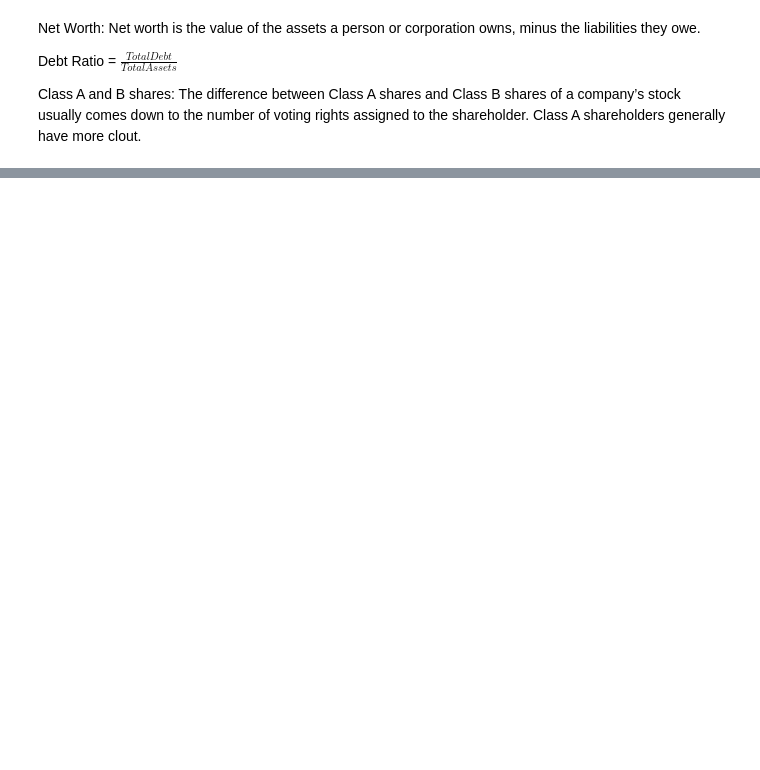
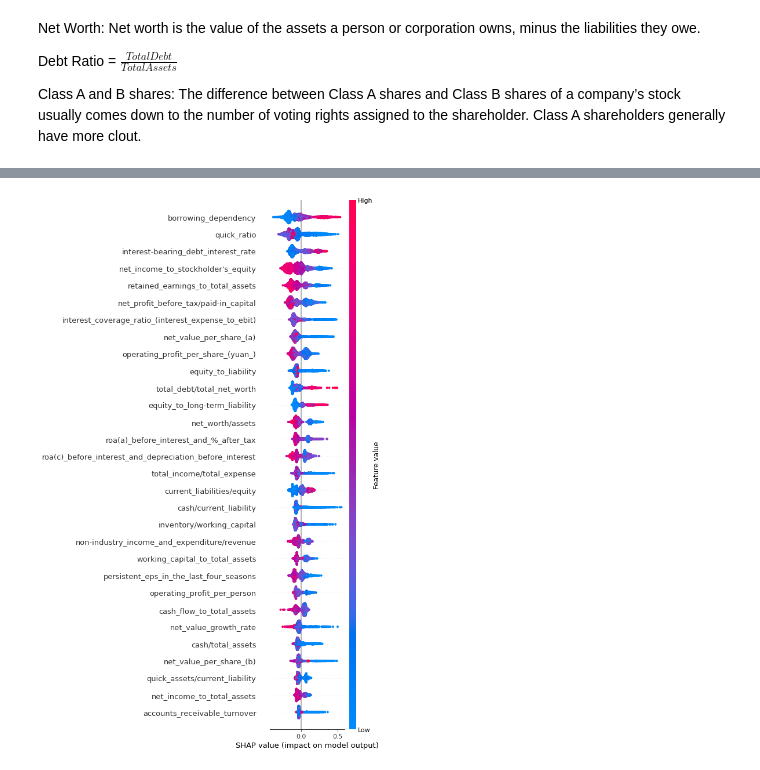
Before and after one commit to shoaibkhanz/bankruptcy_prediction, a Jupyter notebook: notebook/oversampling_model.ipynb, the cells around one changed output, grey strips where cells are left out. Cells and saved outputs as stored; diff of their text form; code cells hidden in the pictures; blank space fills up the shorter version.

```diff
--- a/notebook/oversampling_model.ipynb
+++ b/notebook/oversampling_model.ipynb
@@ -195,7 +299,7 @@ title="catboost:TEST",model_type="catboost")
 explainer2 = shap.TreeExplainer(mod2)
 shap_values2 = explainer2.shap_values(X_train)
 # %%
-top=60
+top=50
 importance_mod2 = get_shap_feat_importance(shap_values2,X_train)
 importance_topk = importance_mod2[importance_mod2["shap_importance"]>0][:top]
 best_feat = importance_topk.features.values
@@ -300,0 +504,7 @@ title="catboost:HOLDOUT",model_type="catboost")
+# %%
+explainer3 = shap.TreeExplainer(mod3)
+shap_values3 = explainer3.shap_values(X_train[best_feat])
+# %%
+shap.summary_plot(shap_values3,X_train[best_feat],max_display=30)
+# %% [output]
+[figure, added]
```
Also changed, not shown: parts of 22 cells of this notebook.
